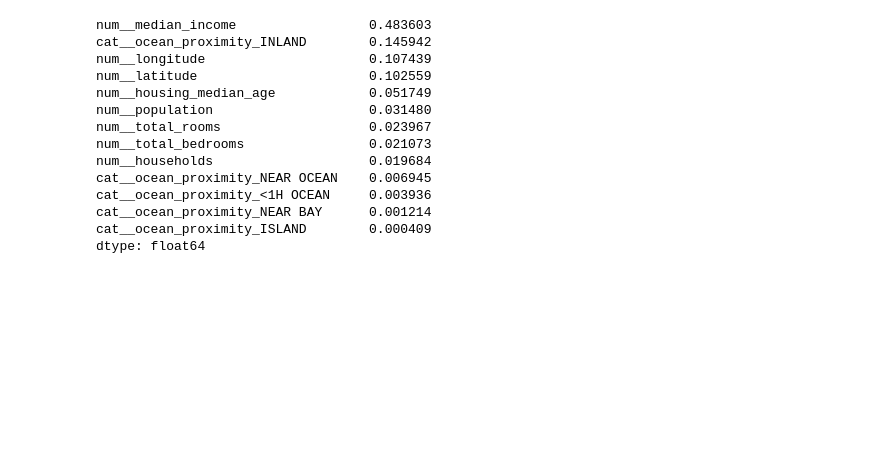
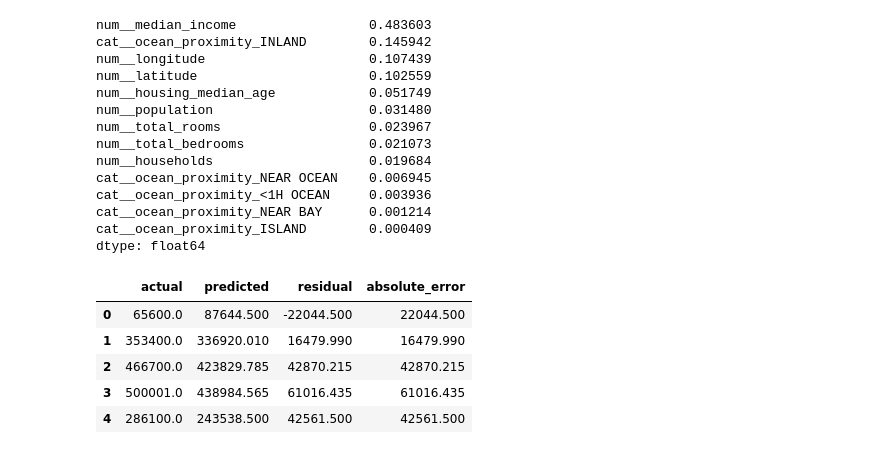
Before and after one commit to Mahnoor-Asad-Khan/day06-08--machine-learning-workflow, a Jupyter notebook: pandas_foundations.ipynb, the cells around one changed output. Cells and saved outputs as stored; diff of their text form; code cells hidden in the pictures; blank space fills up the shorter version.

```diff
--- a/pandas_foundations.ipynb
+++ b/pandas_foundations.ipynb
@@ -1226,0 +1255,10 @@ dtype: float64
+# %%
+#let's inspect the first few rows
+error_analysis.head()
+# %% [output]
+|  | actual | predicted | residual | absolute_error |
+| 0 | 65600.0 | 87644.500 | -22044.500 | 22044.500 |
+| 1 | 353400.0 | 336920.010 | 16479.990 | 16479.990 |
+| 2 | 466700.0 | 423829.785 | 42870.215 | 42870.215 |
+| 3 | 500001.0 | 438984.565 | 61016.435 | 61016.435 |
+| 4 | 286100.0 | 243538.500 | 42561.500 | 42561.500 |
```
Also changed, not shown: parts of 11 cells of this notebook.
